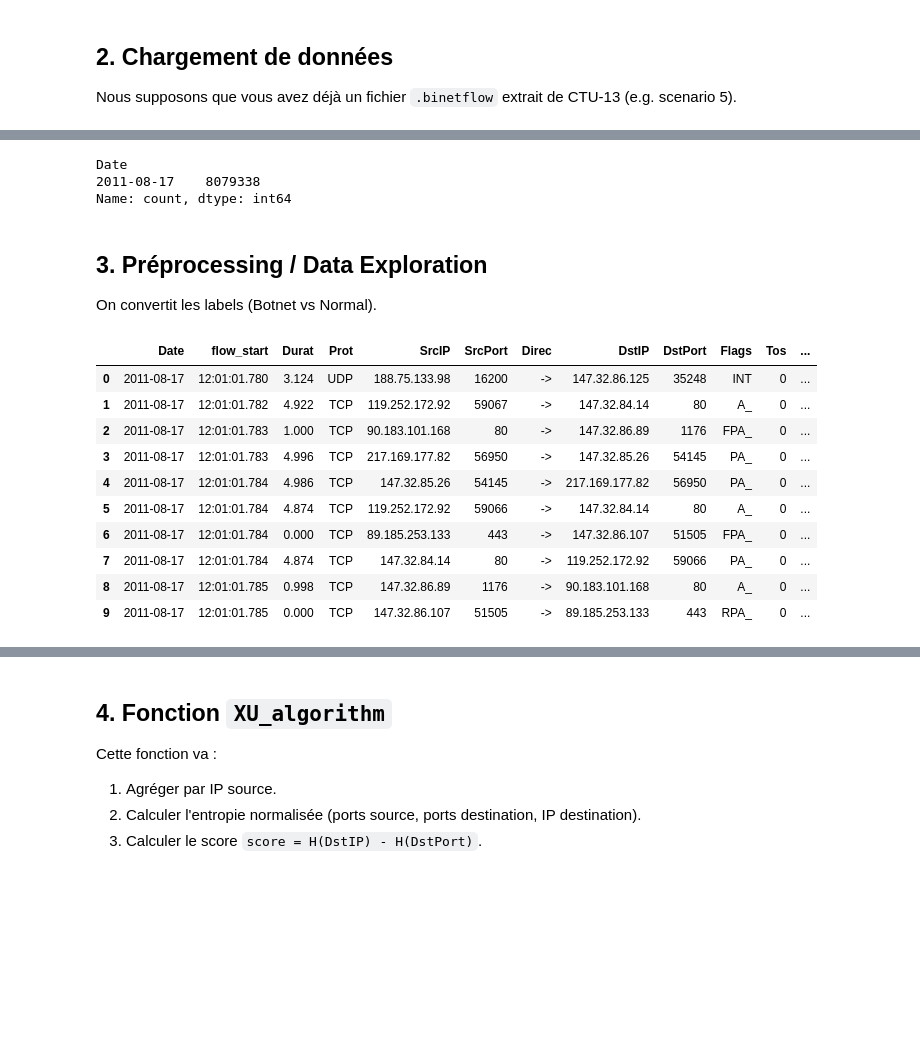
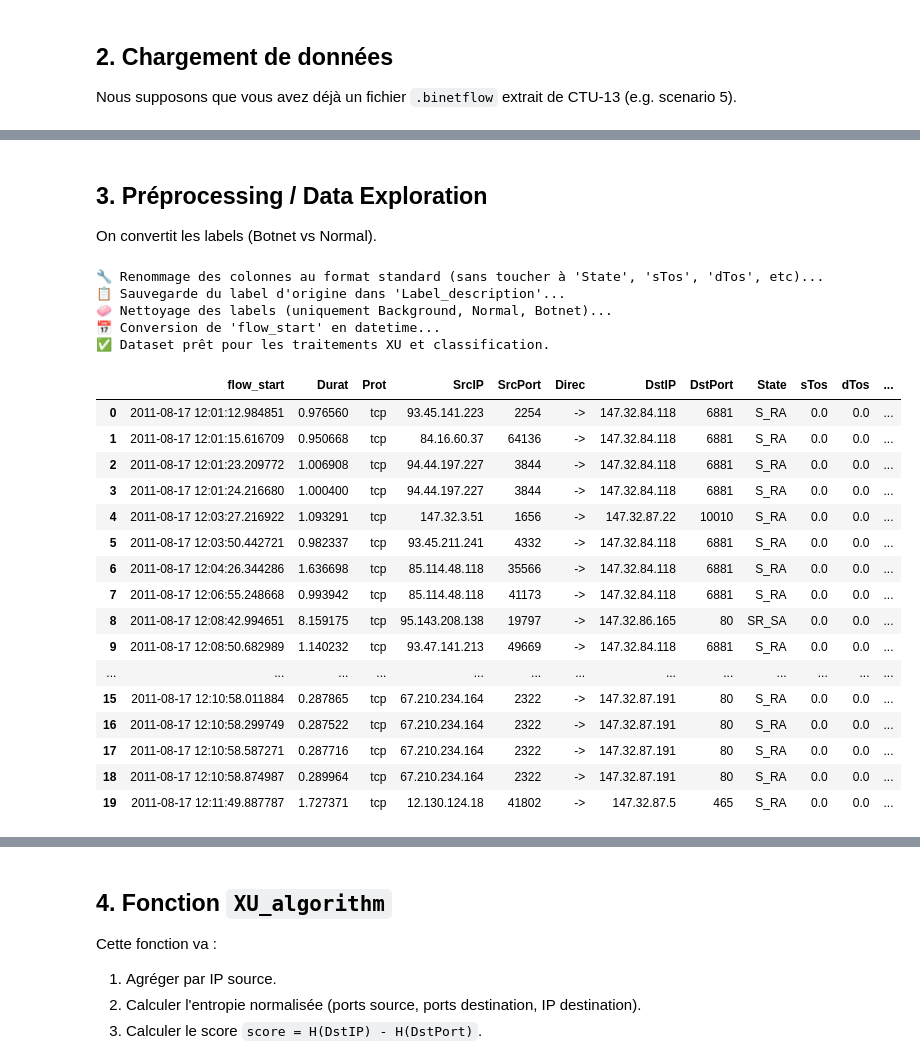
Before and after one commit to Keracles/Xu, a Jupyter notebook: XU.ipynb, the cells around one changed output, grey strips where cells are left out. Drawn from its saved outputs; the diff is of its cells as text; code cells hidden in the pictures; blank space fills up the shorter version.

```diff
--- a/XU.ipynb
+++ b/XU.ipynb
@@ -26,6 +26,21 @@ sns.set()
 print("Libraries loaded.")
 # %% [output]
 Libraries loaded.
+# %%
+from IPython.display import display, HTML
+
+def display_scrollable_dataframe(df, max_height=400):
+    display(HTML(df.to_html(notebook=True)))
+    display(HTML(f"""
+    <style>
+    table {{
+        display: block;
+        max-height: {max_height}px;
+        overflow-y: scroll;
+        border: 1px solid #ccc;
+    }}
+    </style>
+    """))
 # %% [markdown]
 ## 2. Chargement de données
 Nous supposons que vous avez déjà un fichier `.binetflow` extrait de CTU-13 (e.g. scenario 5).
@@ -54,6 +67,6 @@ Fichier converti en CSV sauvegardé sous dataset\capture20110817.pcap.netflow.la
 # %%
 # Chemin vers un fichier .binetflow
-data_path = "dataset\capture20110817.pcap.netflow.labeled.csv"
+data_path = "dataset\capture20110817_9.binetflow"
 
 df = pd.read_csv(data_path, sep=',', on_bad_lines='skip')
 print(f"Data shape: {df.shape}")
@@ -80,9 +93,3 @@ Data shape: (8079338, 13)
-# %%
-df["Date"].value_counts()
-# %% [output]
-Date
-2011-08-17    8079338
-Name: count, dtype: int64
 # %% [markdown]
 ## 3. Préprocessing / Data Exploration
 On convertit les labels (Botnet vs Normal).
@@ -140,15 +146,26 @@ def preprocessing_dataset(df):
 # %%
-df = preprocessing_dataset(df)
-df.head(10)
+df = preprocess_binetflows(df)
+display_scrollable_dataframe(df.head(20))
 # %% [output]
+🔧 Renommage des colonnes au format standard (sans toucher à 'State', 'sTos', 'dTos', etc)...
+📋 Sauvegarde du label d'origine dans 'Label_description'...
+🧼 Nettoyage des labels (uniquement Background, Normal, Botnet)...
+📅 Conversion de 'flow_start' en datetime...
+✅ Dataset prêt pour les traitements XU et classification.
-|  | Date | flow_start | Durat | Prot | SrcIP | SrcPort | Direc | DstIP | DstPort | Flags | Tos | ... |
-| 0 | 2011-08-17 | 12:01:01.780 | 3.124 | UDP | 188.75.133.98 | 16200 | -> | 147.32.86.125 | 35248 | INT | 0 | ... |
-| 1 | 2011-08-17 | 12:01:01.782 | 4.922 | TCP | 119.252.172.92 | 59067 | -> | 147.32.84.14 | 80 | A_ | 0 | ... |
-| 2 | 2011-08-17 | 12:01:01.783 | 1.000 | TCP | 90.183.101.168 | 80 | -> | 147.32.86.89 | 1176 | FPA_ | 0 | ... |
-| 3 | 2011-08-17 | 12:01:01.783 | 4.996 | TCP | 217.169.177.82 | 56950 | -> | 147.32.85.26 | 54145 | PA_ | 0 | ... |
-| 4 | 2011-08-17 | 12:01:01.784 | 4.986 | TCP | 147.32.85.26 | 54145 | -> | 217.169.177.82 | 56950 | PA_ | 0 | ... |
-| 5 | 2011-08-17 | 12:01:01.784 | 4.874 | TCP | 119.252.172.92 | 59066 | -> | 147.32.84.14 | 80 | A_ | 0 | ... |
-| 6 | 2011-08-17 | 12:01:01.784 | 0.000 | TCP | 89.185.253.133 | 443 | -> | 147.32.86.107 | 51505 | FPA_ | 0 | ... |
-| 7 | 2011-08-17 | 12:01:01.784 | 4.874 | TCP | 147.32.84.14 | 80 | -> | 119.252.172.92 | 59066 | PA_ | 0 | ... |
-| 8 | 2011-08-17 | 12:01:01.785 | 0.998 | TCP | 147.32.86.89 | 1176 | -> | 90.183.101.168 | 80 | A_ | 0 | ... |
-| 9 | 2011-08-17 | 12:01:01.785 | 0.000 | TCP | 147.32.86.107 | 51505 | -> | 89.185.253.133 | 443 | RPA_ | 0 | ... |
+|  | flow_start | Durat | Prot | SrcIP | SrcPort | Direc | DstIP | DstPort | State | sTos | dTos | ... |
+| 0 | 2011-08-17 12:01:12.984851 | 0.976560 | tcp | 93.45.141.223 | 2254 | -> | 147.32.84.118 | 6881 | S_RA | 0.0 | 0.0 | ... |
+| 1 | 2011-08-17 12:01:15.616709 | 0.950668 | tcp | 84.16.60.37 | 64136 | -> | 147.32.84.118 | 6881 | S_RA | 0.0 | 0.0 | ... |
+| 2 | 2011-08-17 12:01:23.209772 | 1.006908 | tcp | 94.44.197.227 | 3844 | -> | 147.32.84.118 | 6881 | S_RA | 0.0 | 0.0 | ... |
+| 3 | 2011-08-17 12:01:24.216680 | 1.000400 | tcp | 94.44.197.227 | 3844 | -> | 147.32.84.118 | 6881 | S_RA | 0.0 | 0.0 | ... |
+| 4 | 2011-08-17 12:03:27.216922 | 1.093291 | tcp | 147.32.3.51 | 1656 | -> | 147.32.87.22 | 10010 | S_RA | 0.0 | 0.0 | ... |
+| 5 | 2011-08-17 12:03:50.442721 | 0.982337 | tcp | 93.45.211.241 | 4332 | -> | 147.32.84.118 | 6881 | S_RA | 0.0 | 0.0 | ... |
+| 6 | 2011-08-17 12:04:26.344286 | 1.636698 | tcp | 85.114.48.118 | 35566 | -> | 147.32.84.118 | 6881 | S_RA | 0.0 | 0.0 | ... |
+| 7 | 2011-08-17 12:06:55.248668 | 0.993942 | tcp | 85.114.48.118 | 41173 | -> | 147.32.84.118 | 6881 | S_RA | 0.0 | 0.0 | ... |
+| 8 | 2011-08-17 12:08:42.994651 | 8.159175 | tcp | 95.143.208.138 | 19797 | -> | 147.32.86.165 | 80 | SR_SA | 0.0 | 0.0 | ... |
+| 9 | 2011-08-17 12:08:50.682989 | 1.140232 | tcp | 93.47.141.213 | 49669 | -> | 147.32.84.118 | 6881 | S_RA | 0.0 | 0.0 | ... |
+| ... | ... | ... | ... | ... | ... | ... | ... | ... | ... | ... | ... | ... |
+| 15 | 2011-08-17 12:10:58.011884 | 0.287865 | tcp | 67.210.234.164 | 2322 | -> | 147.32.87.191 | 80 | S_RA | 0.0 | 0.0 | ... |
+| 16 | 2011-08-17 12:10:58.299749 | 0.287522 | tcp | 67.210.234.164 | 2322 | -> | 147.32.87.191 | 80 | S_RA | 0.0 | 0.0 | ... |
+| 17 | 2011-08-17 12:10:58.587271 | 0.287716 | tcp | 67.210.234.164 | 2322 | -> | 147.32.87.191 | 80 | S_RA | 0.0 | 0.0 | ... |
+| 18 | 2011-08-17 12:10:58.874987 | 0.289964 | tcp | 67.210.234.164 | 2322 | -> | 147.32.87.191 | 80 | S_RA | 0.0 | 0.0 | ... |
+| 19 | 2011-08-17 12:11:49.887787 | 1.727371 | tcp | 12.130.124.18 | 41802 | -> | 147.32.87.5 | 465 | S_RA | 0.0 | 0.0 | ... |
```
Also changed, not shown: parts of 34 cells of this notebook.
